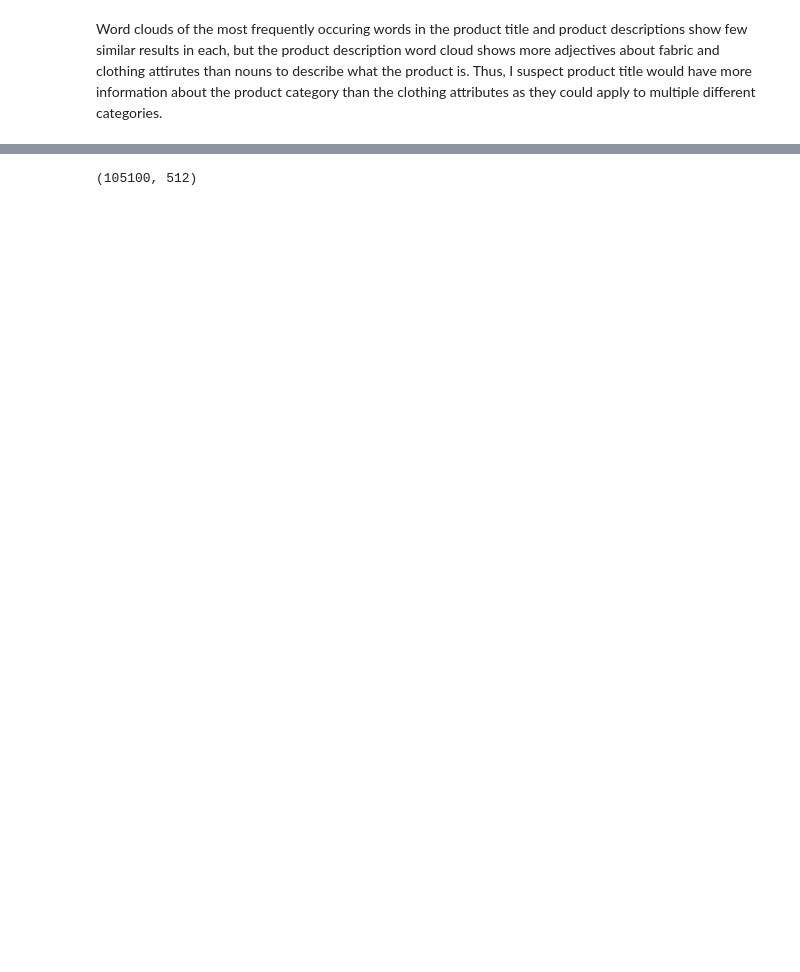
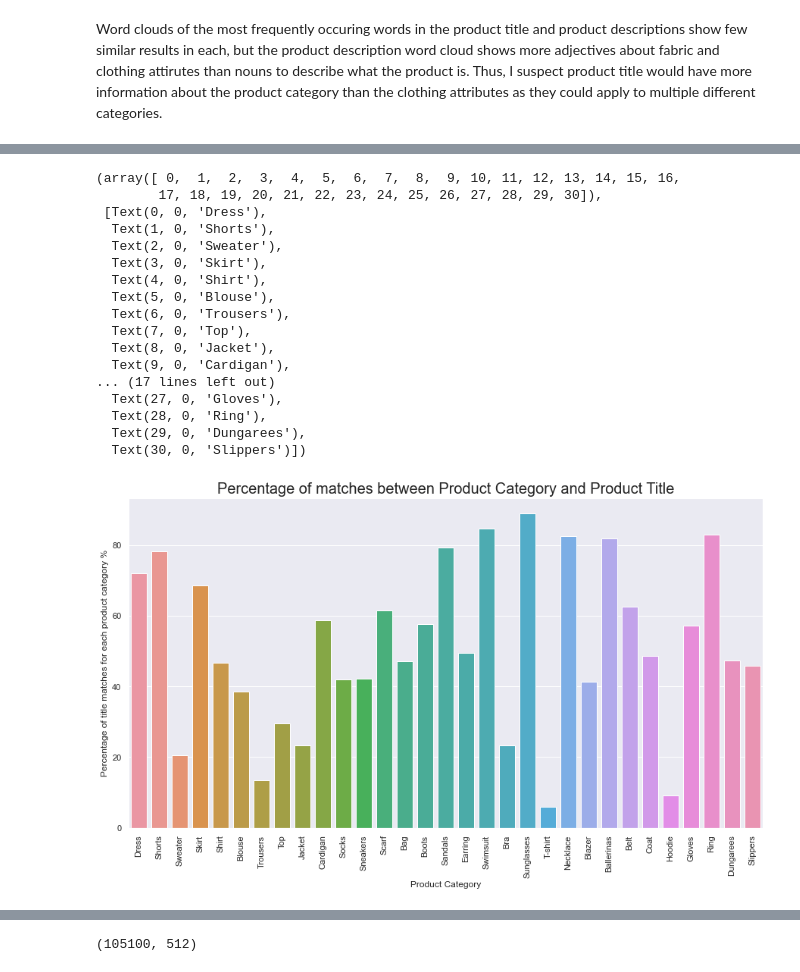
Before and after one commit to melissavhan/H_and_M_product_category_classification, a Jupyter notebook: notebooks/Capstone 3 - Data Wrangling and EDA.ipynb, the cells around one changed output, grey strips where cells are left out. Saved outputs shown, nothing was run; the diff lists cells and outputs as text; code cells hidden in the pictures; blank space fills up the shorter version.

```diff
--- a/notebooks/Capstone 3 - Data Wrangling and EDA.ipynb
+++ b/notebooks/Capstone 3 - Data Wrangling and EDA.ipynb
@@ -348,3 +455,35 @@ Word clouds of the most frequently occuring words in the product title and produ
+# %%
+# As a percentage of the products in each category
+category_count = pd.DataFrame(df.groupby('product_type_name')['prod_name'].count()).reset_index()
+title_category_percentage = cat_title_nonzero.merge(category_count,how="left",left_on="product_category", right_on='product_type_name')
+title_category_percentage['perc_matches'] = title_category_percentage['number_of_matches']/title_category_percentage['prod_name']*100
+# %%
+# Only plot the ones that are non zero
+fig = plt.figure(figsize=(15, 8))
+chart = sns.barplot(data=title_category_percentage, x='product_category', y='perc_matches')
+chart.set_title('Percentage of matches between Product Category and Product Title', fontdict={'size':20})
+plt.xlabel('Product Category')
+plt.ylabel('Percentage of title matches for each product category %')
+plt.xticks(rotation=90)
+# %% [output]
+(array([ 0,  1,  2,  3,  4,  5,  6,  7,  8,  9, 10, 11, 12, 13, 14, 15, 16,
+        17, 18, 19, 20, 21, 22, 23, 24, 25, 26, 27, 28, 29, 30]),
+ [Text(0, 0, 'Dress'),
+  Text(1, 0, 'Shorts'),
+  Text(2, 0, 'Sweater'),
+  Text(3, 0, 'Skirt'),
+  Text(4, 0, 'Shirt'),
+  Text(5, 0, 'Blouse'),
+  Text(6, 0, 'Trousers'),
+  Text(7, 0, 'Top'),
+  Text(8, 0, 'Jacket'),
+  Text(9, 0, 'Cardigan'),
+... (17 lines left out)
+  Text(27, 0, 'Gloves'),
+  Text(28, 0, 'Ring'),
+  Text(29, 0, 'Dungarees'),
+  Text(30, 0, 'Slippers')])
+[figure, added]
 # %% [markdown]
 ### Import image embeddings csv file
 Due to the large number of images, the image embeddings were created in a separate jupyter notebook and done in batches and combined into a single dataframe. See the notebook here: [image embeddings notebook](https://github.com/melissavhan/H_and_M_product_category_classification/blob/03124bd14a6cc408ccabdb1301038b70dfa5ac58/notebooks/Capstone%203%20-%20Image%20embedding.ipynb)
```
Also changed, not shown: parts of 44 cells of this notebook.
